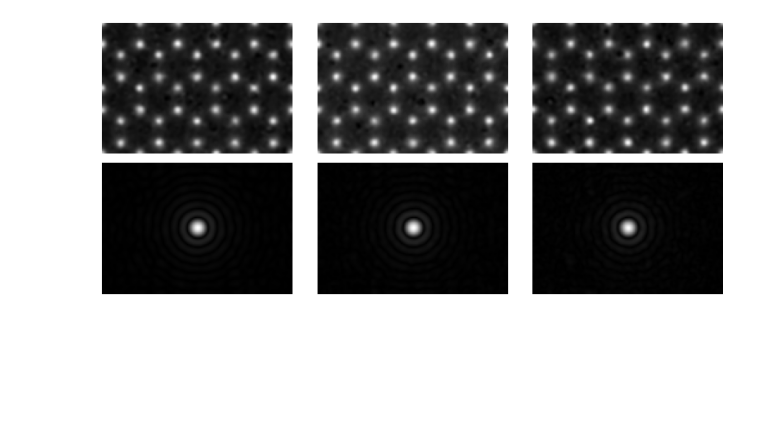
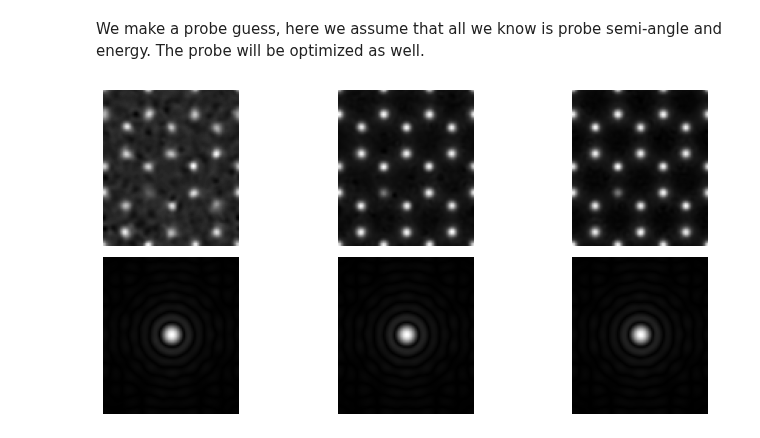
Before and after one commit to abTEM/abTEM, a Jupyter notebook: examples/reconstruction/epie.ipynb, the cells around one changed output. Cells and saved outputs as stored; diff of their text form; code cells hidden in the pictures; blank space fills up the shorter version.

```diff
--- a/examples/reconstruction/epie.ipynb
+++ b/examples/reconstruction/epie.ipynb
@@ -29,4 +37,9 @@ potential = Potential(atoms,
                       slice_thickness=1,
                       parametrization='kirkland').build()
 
-potential = potential.tile((5,2))
+S = SMatrix(semiangle_cutoff=30, energy=80e3, expansion_cutoff=30, device='gpu')
+S.grid.match(potential)
+
+gridscan = GridScan((0,0), np.array(potential.extent), sampling=.4)
+detector = PixelatedDetector()
+measurement = S.scan(gridscan, [detector], potential)
@@ -50,3 +45,0 @@ measurements = measurements[detector].copy()
-# %%
-
-measurement = poisson_noise(measurements, 1e6)
@@ -63,14 +58,18 @@ band_limited_measurment = bandlimit(measurement, 80)
+# %% [markdown]
+We make a probe guess, here we assume that all we know is probe semi-angle and energy. The probe will be optimized as well.
+# %%
+probe_guess = Probe(semiangle_cutoff=30, energy=80e3)
 # %%
-reconstructions = epie(band_limited_measurment, probe_guess, maxiter=3, return_iterations=True, fix_com=True)
+reconstructions_full = epie(band_limited_measurment, probe_guess, maxiter=3, return_iterations=True, fix_com=True)
 # %%
 fig, axes = plt.subplots(2, 3, figsize=(11,4.8))
 
 for i in range(3):
-    axes[0,i].imshow(np.angle(reconstructions[0][i].array).T, origin='lower', cmap='gray')
-    axes[1,i].imshow(np.abs(reconstructions[1][i].array).T, origin='lower', cmap='gray')
+    axes[0,i].imshow(np.angle(reconstructions_full[0][i].array).T, origin='lower', cmap='gray')
+    axes[1,i].imshow(np.abs(reconstructions_full[1][i].array).T, origin='lower', cmap='gray')
     for ax in (axes[0,i], axes[1,i]):
         ax.axis('off')
 
 plt.tight_layout()
 # %% [output]
-[figure, old version]
+[figure, new version]
```
Also changed, not shown: parts of 17 cells of this notebook, 1 other file.
